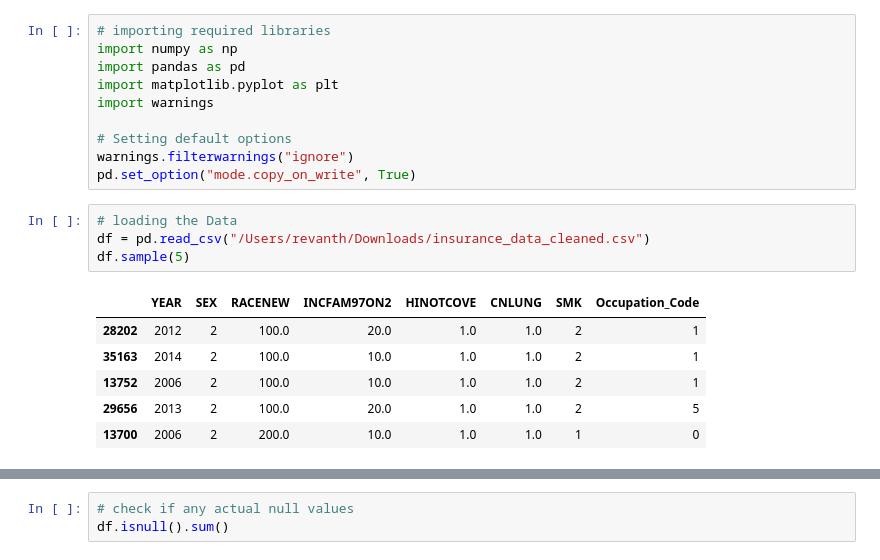
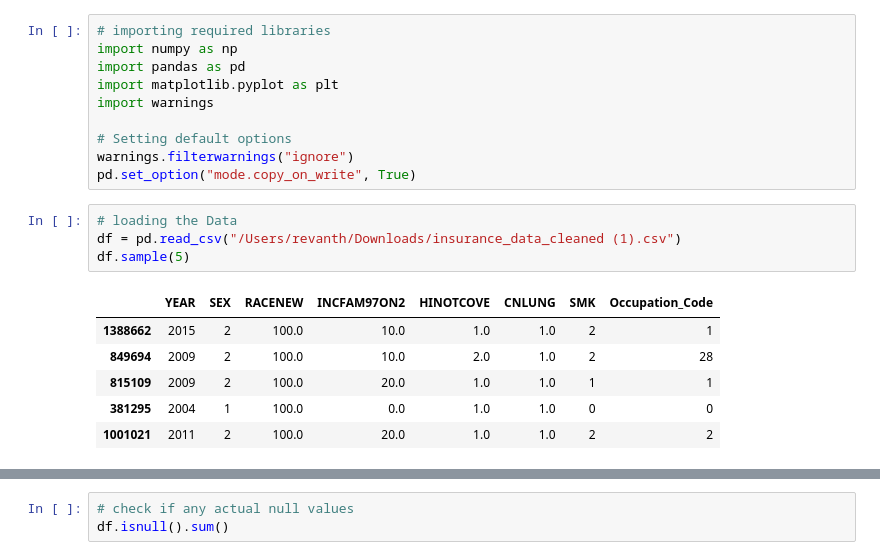
Before and after one commit to MIDS-at-Duke/uds-2024-flyingsloths, a Jupyter notebook: 02_Code/05_NAN_Analysis.ipynb, the cells around one changed output, grey strips where cells are left out. Drawn from its saved outputs; the diff is of its cells as text.

```diff
--- a/02_Code/05_NAN_Analysis.ipynb
+++ b/02_Code/05_NAN_Analysis.ipynb
@@ -10,15 +10,15 @@ warnings.filterwarnings("ignore")
 pd.set_option("mode.copy_on_write", True)
 # %%
 # loading the Data
-df = pd.read_csv("/Users/revanth/Downloads/insurance_data_cleaned.csv")
+df = pd.read_csv("/Users/revanth/Downloads/insurance_data_cleaned (1).csv")
 df.sample(5)
 # %% [output]
 |  | YEAR | SEX | RACENEW | INCFAM97ON2 | HINOTCOVE | CNLUNG | SMK | Occupation_Code |
-| 28202 | 2012 | 2 | 100.0 | 20.0 | 1.0 | 1.0 | 2 | 1 |
-| 35163 | 2014 | 2 | 100.0 | 10.0 | 1.0 | 1.0 | 2 | 1 |
-| 13752 | 2006 | 2 | 100.0 | 10.0 | 1.0 | 1.0 | 2 | 1 |
-| 29656 | 2013 | 2 | 100.0 | 20.0 | 1.0 | 1.0 | 2 | 5 |
-| 13700 | 2006 | 2 | 200.0 | 10.0 | 1.0 | 1.0 | 1 | 0 |
+| 1388662 | 2015 | 2 | 100.0 | 10.0 | 1.0 | 1.0 | 2 | 1 |
+| 849694 | 2009 | 2 | 100.0 | 10.0 | 2.0 | 1.0 | 2 | 28 |
+| 815109 | 2009 | 2 | 100.0 | 20.0 | 1.0 | 1.0 | 1 | 1 |
+| 381295 | 2004 | 1 | 100.0 | 0.0 | 1.0 | 1.0 | 0 | 0 |
+| 1001021 | 2011 | 2 | 100.0 | 20.0 | 1.0 | 1.0 | 2 | 2 |
 # %%
 df.describe()
 # %% [output]
```
Also changed, not shown: parts of 17 cells of this notebook, 7 other files.
